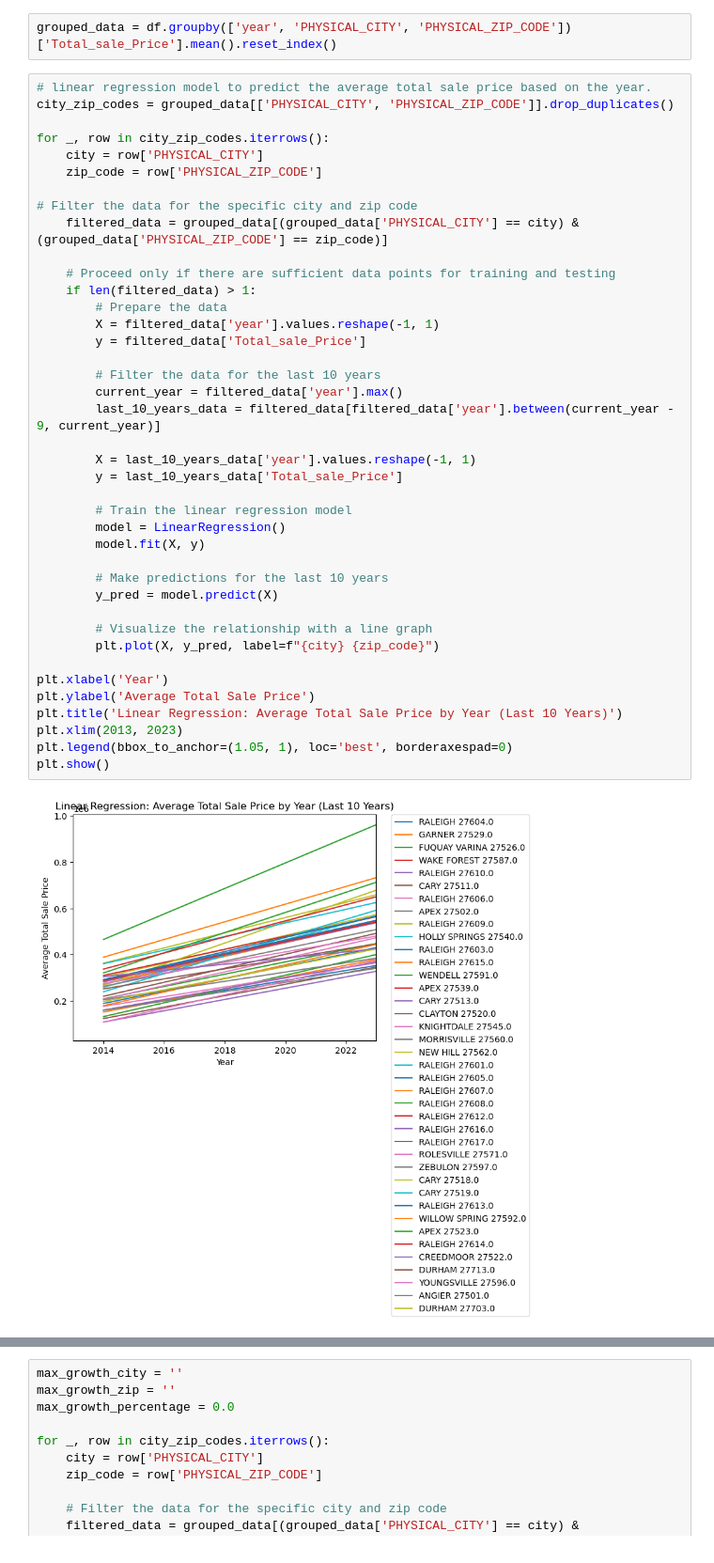
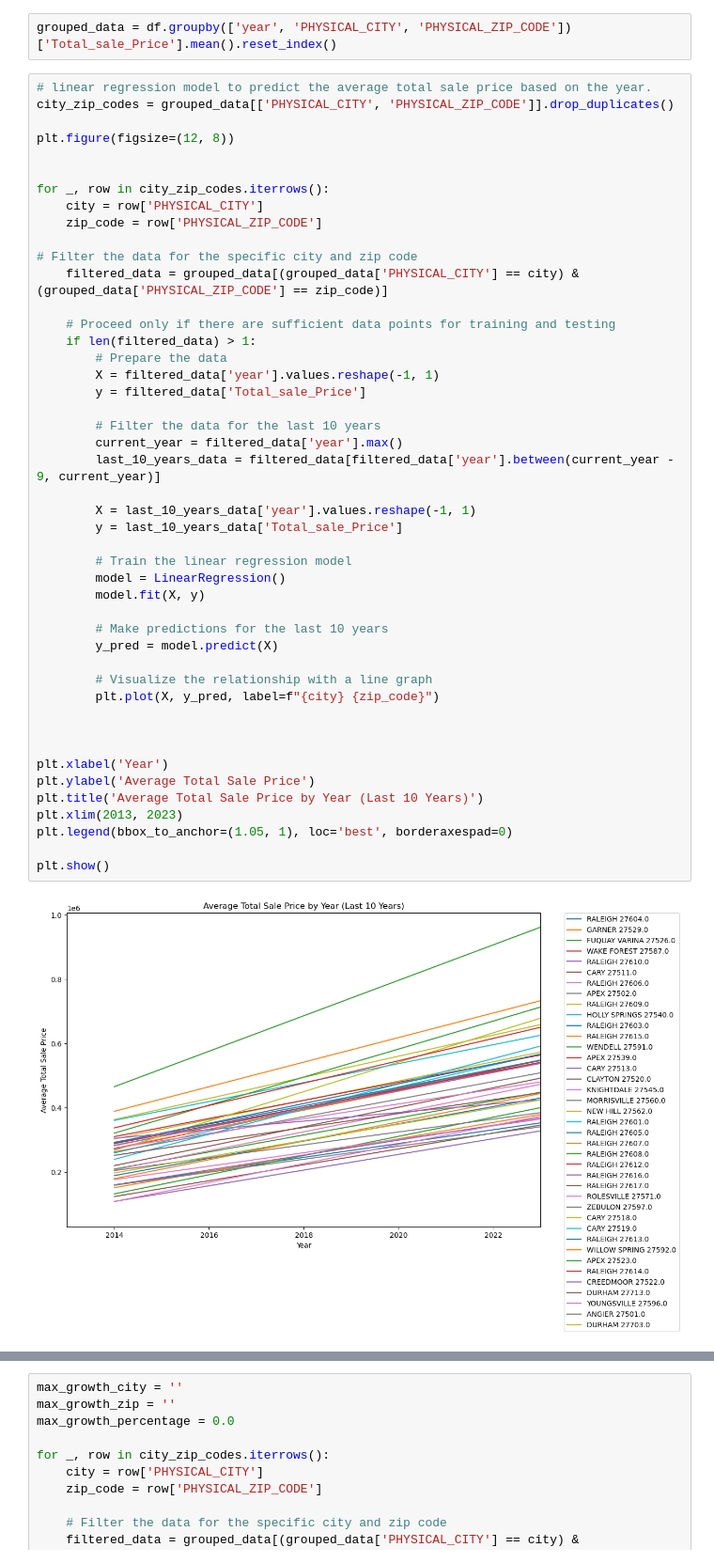
Before and after one commit to jkehm/Wake-County-Housing, a Jupyter notebook: Machine Learning/linear regression.ipynb, the cells around one changed output, grey strips where cells are left out. Shown at 94% size. Cells and saved outputs as stored; diff of their text form.

```diff
--- a/Machine Learning/linear regression.ipynb
+++ b/Machine Learning/linear regression.ipynb
@@ -125,6 +125,9 @@ grouped_data = df.groupby(['year', 'PHYSICAL_CITY', 'PHYSICAL_ZIP_CODE'])['Total
 # %%
 # linear regression model to predict the average total sale price based on the year.
 city_zip_codes = grouped_data[['PHYSICAL_CITY', 'PHYSICAL_ZIP_CODE']].drop_duplicates()
+
+plt.figure(figsize=(12, 8))
+
 
 for _, row in city_zip_codes.iterrows():
     city = row['PHYSICAL_CITY']
@@ -135,33 +138,36 @@ for _, row in city_zip_codes.iterrows():
 
     # Proceed only if there are sufficient data points for training and testing
     if len(filtered_data) > 1:
         # Prepare the data
         X = filtered_data['year'].values.reshape(-1, 1)
         y = filtered_data['Total_sale_Price']
 
         # Filter the data for the last 10 years
         current_year = filtered_data['year'].max()
         last_10_years_data = filtered_data[filtered_data['year'].between(current_year - 9, current_year)]
 
         X = last_10_years_data['year'].values.reshape(-1, 1)
         y = last_10_years_data['Total_sale_Price']
 
         # Train the linear regression model
         model = LinearRegression()
         model.fit(X, y)
 
         # Make predictions for the last 10 years
         y_pred = model.predict(X)
 
         # Visualize the relationship with a line graph
         plt.plot(X, y_pred, label=f"{city} {zip_code}")
 
+
+
 plt.xlabel('Year')
 plt.ylabel('Average Total Sale Price')
-plt.title('Linear Regression: Average Total Sale Price by Year (Last 10 Years)')
+plt.title('Average Total Sale Price by Year (Last 10 Years)')
 plt.xlim(2013, 2023)
 plt.legend(bbox_to_anchor=(1.05, 1), loc='best', borderaxespad=0)
+
 plt.show()
 # %% [output]
-[figure, old version]
+[figure, new version]
 # %%
```
Also changed, not shown: parts of 6 cells of this notebook, 1 other file.
